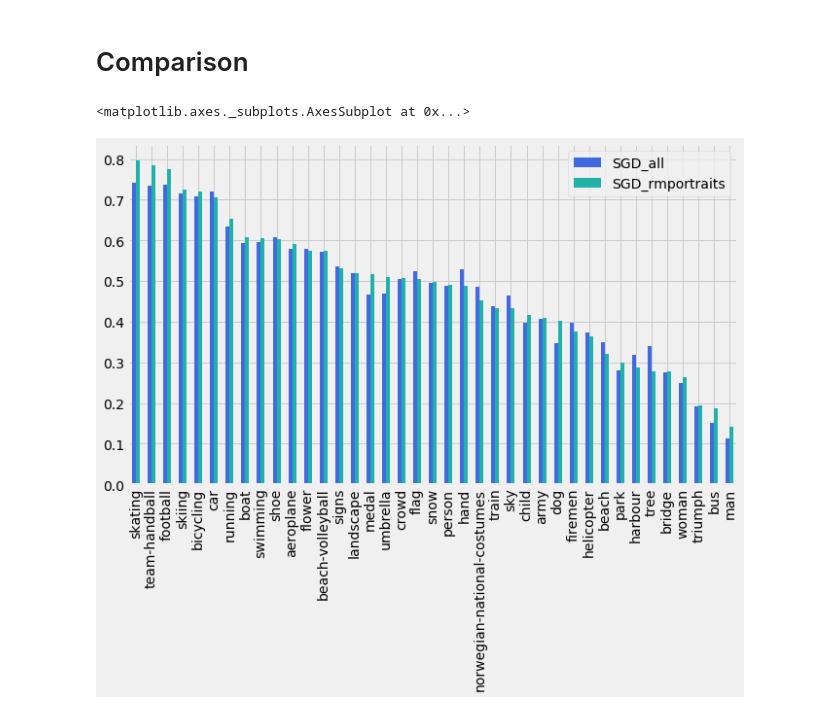
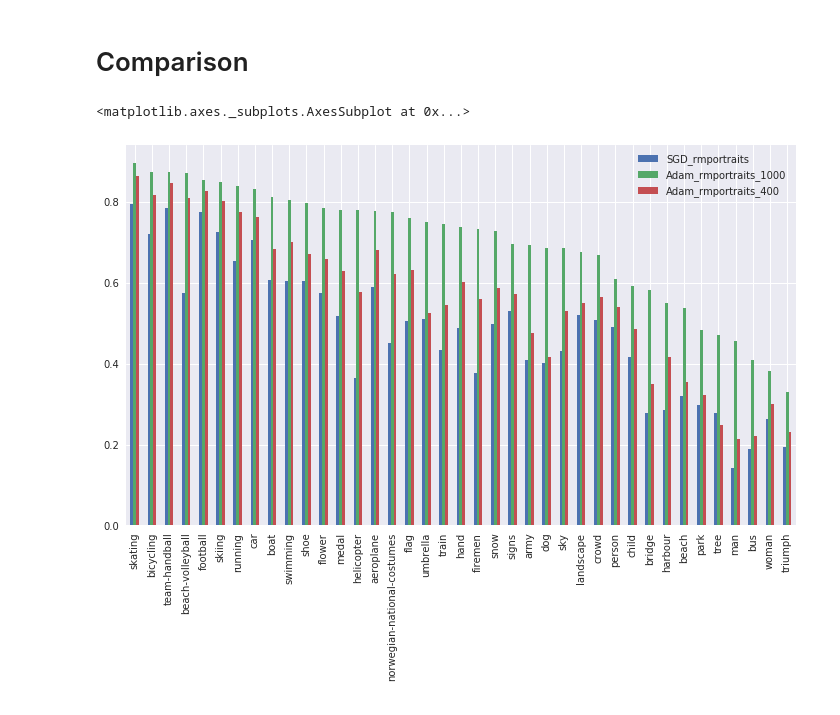
Before and after one commit to uvNikita/master-thesis-src, a Jupyter notebook: notebooks/testing/testing.ipynb, the cells around one changed output. Drawn from its saved outputs; the diff is of its cells as text; code cells hidden in the pictures.

Commit message:
Train, test and compare results of training using Adam solver

```diff
--- a/notebooks/testing/testing.ipynb
+++ b/notebooks/testing/testing.ipynb
@@ -9,6 +9,7 @@ import pandas
 import cv2
 import scipy
 import subprocess
+import seaborn
 
 from os.path import join as pjoin
 from math import ceil
@@ -26,9 +27,10 @@ from ntb.layer.data import Transformer
 from ntb.db import *
 
 %matplotlib inline
-plt.style.use('fivethirtyeight')
-plt.rcParams['lines.linewidth'] = 2
-pyplot.rcParams['figure.figsize'] = (10, 6)
+# plt.style.use('fivethirtyeight')
+# plt.rcParams['lines.linewidth'] = 2
+# pyplot.rcParams['figure.figsize'] = (10, 6)
+pyplot.rcParams['figure.figsize'] = (12, 7)
 # %%
 db = NTBDB()
 # %%
@@ -161,19 +163,19 @@ class Testing(object):
     def plot_training_curve(self, xlim=None, ylim=None):
         #Parsing training/validation logs
         command = '/work/caffe/tools/extra/parse_log.sh ' + self.log_path
-        process = subprocess.Popen(command, shell=True, stdout=subprocess.PIPE, cwd=os.path.dirname(log_path))
+        process = subprocess.Popen(command, shell=True, stdout=subprocess.PIPE, cwd=os.path.dirname(self.log_path))
         process.wait()
         #Read training and test logs
-        train_log_path = log_path + '.train'
-        test_log_path = log_path + '.test'
+        train_log_path = self.log_path + '.train'
+        test_log_path = self.log_path + '.test'
         train_log = pandas.read_csv(train_log_path, delim_whitespace=True)
         test_log = pandas.read_csv(test_log_path, delim_whitespace=True)
 
         fig, ax1 = plt.subplots()
 
         #Plotting training and test losses
-        train_loss, = ax1.plot(train_log['#Iters'], train_log['TrainingLoss'], color='red')
-        test_loss, = ax1.plot(test_log['#Iters'], test_log['TestAccuracy'], color='green')
+        train_loss, = ax1.plot(train_log['#Iters'], train_log['TrainingLoss'])#, color='red')
+        test_loss, = ax1.plot(test_log['#Iters'], test_log['TestAccuracy'])#, color='green')
 
         if xlim is not None:
             xmin, xmax = xlim
@@ -292,0 +297,4 @@ ft_sigmoid_noaug_rmportraits_sgd.show_top_pictures('football')
+# %%
+%%time
+ft_sigmoid_noaug_rmportraits_adam = Testing("ft_sigmoid_noaug_rmportraits_adam", Transformer(shape=[227,227]), 1000)
+ft_sigmoid_noaug_rmportraits_adam.calculate()
@@ -294,10 +325,12 @@ ft_sigmoid_noaug_rmportraits_sgd.show_top_pictures('football')
 # Comparison
 # %%
 compare_ap = pandas.concat([
-    ft_sigmoid_noaug_allpics_sgd.average_precision,
-    ft_sigmoid_noaug_rmportraits_sgd.average_precision
-], keys=['SGD_all', 'SGD_rmportraits'])
-compare_ap.unstack(level=0).sort_values([('ap', 'SGD_rmportraits')], ascending=False).plot(kind='bar', y='ap', color=['royalblue','lightseagreen', ])
+#     ft_sigmoid_noaug_allpics_sgd.average_precision,
+    ft_sigmoid_noaug_rmportraits_sgd.average_precision,
+    ft_sigmoid_noaug_rmportraits_adam.average_precision,
+    ft_sigmoid_noaug_rmportraits_adam_400.average_precision,
+], keys=['SGD_rmportraits', 'Adam_rmportraits_1000', 'Adam_rmportraits_400'])
+compare_ap.unstack(level=0).sort_values([('ap', 'Adam_rmportraits_1000')], ascending=False).plot(kind='bar', y='ap',) #color=['royalblue','lightseagreen', ])
 # %% [output]
 <matplotlib.axes._subplots.AxesSubplot at 0x...>
-[figure, old version]
+[figure, new version]
```
Also changed, not shown: parts of 20 cells of this notebook, 2 other files.
